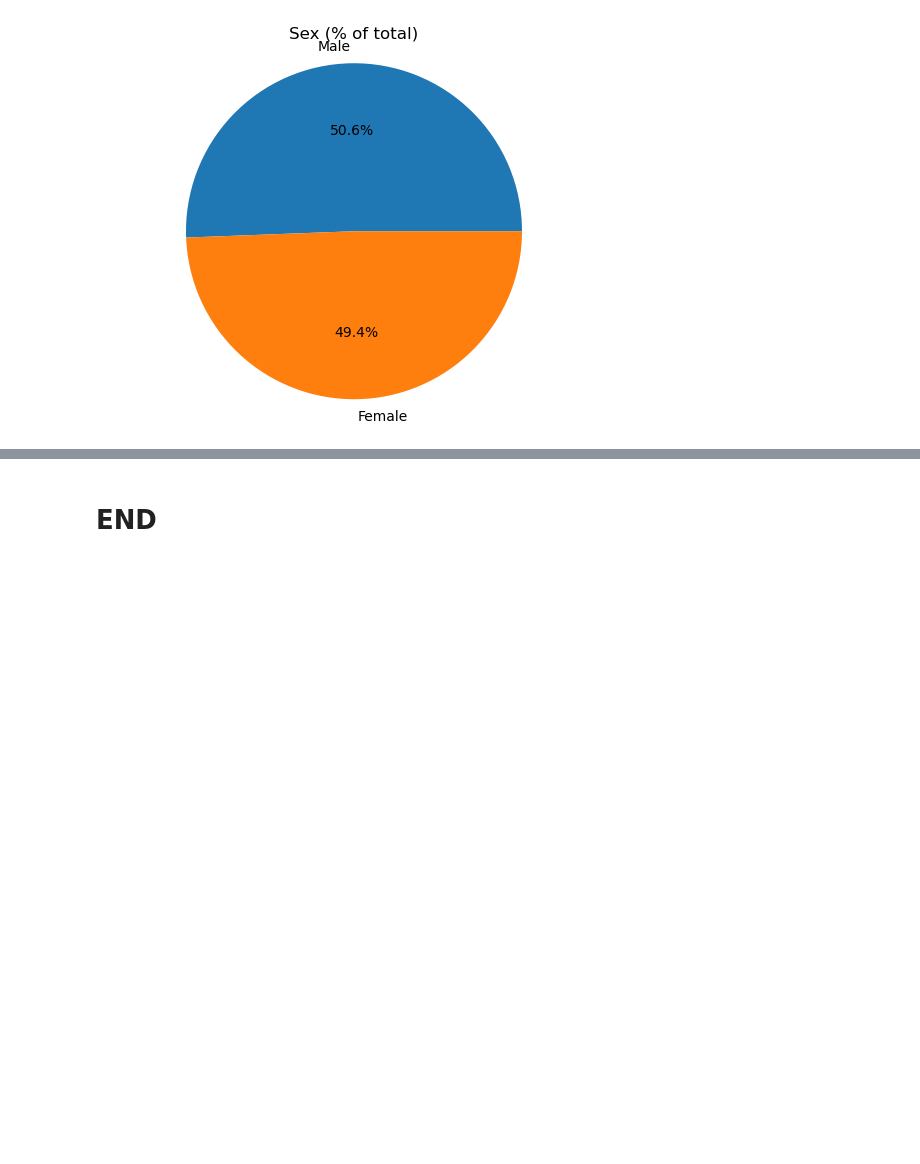
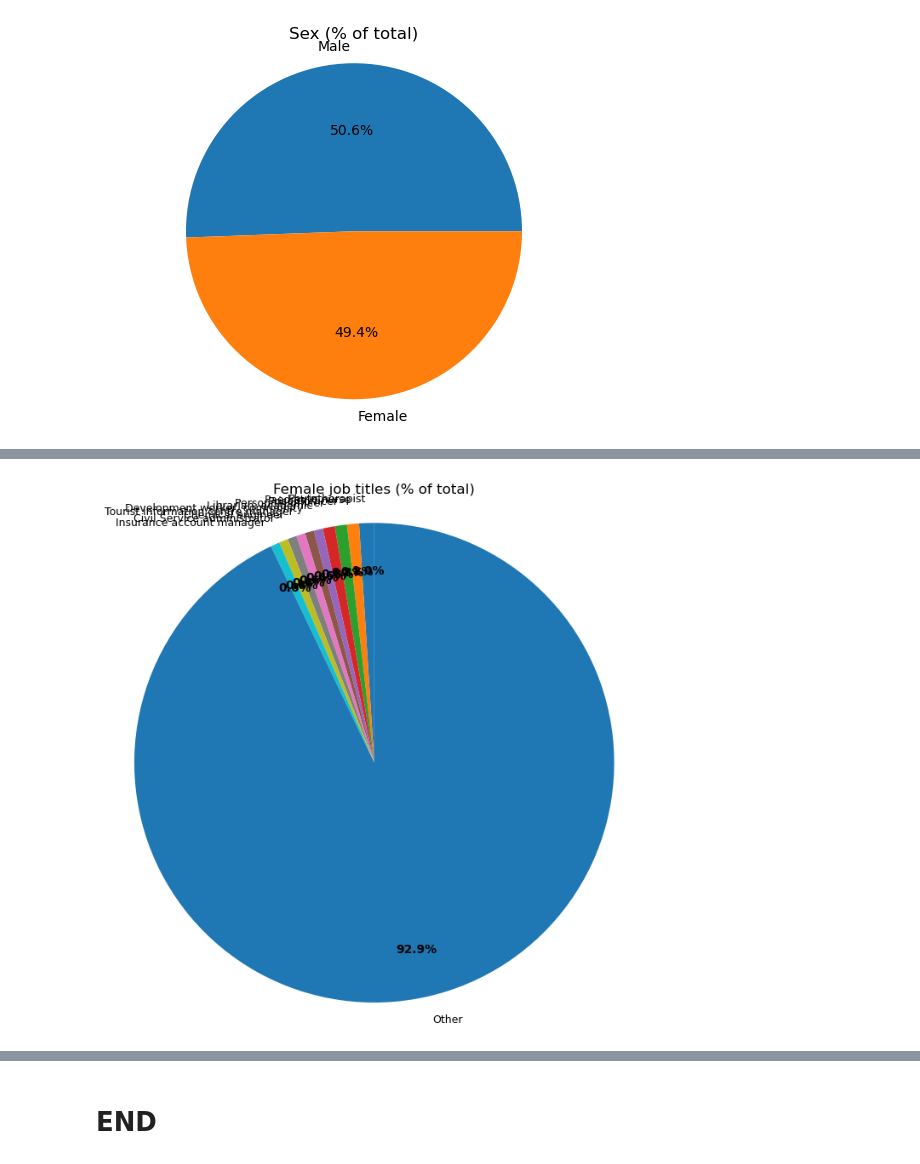
Before and after one commit to KaiiMenai/programming-for-data-analytics, a Jupyter notebook: pfda-assignments/assignment03-pie.ipynb, the cells around one changed output, grey strips where cells are left out. Drawn from its saved outputs; the diff is of its cells as text; code cells hidden in the pictures; blank space fills up the shorter version.

```diff
--- a/pfda-assignments/assignment03-pie.ipynb
+++ b/pfda-assignments/assignment03-pie.ipynb
@@ -184,0 +215,28 @@ print(grouped_female)
+# %%
+# Create a pie chart showing percentage of total for each Job Title for females.
+counts_female = df_female['Job Title'].value_counts()
+# Decide how many slices to show (top_n). Remaining will be grouped into 'Other'
+top_n = 10
+if len(counts_female) > top_n:
+    top_female = counts_female.iloc[:top_n]
+    other_female = counts_female.iloc[top_n:].sum()
+    labels_female = list(top_female.index) + ['Other']
+    sizes_female = list(top_female.values) + [other_female]
+else:
+    labels_female = list(counts_female.index)
+    sizes_female = list(counts_female.values)
+# Convert sizes to percentages of the total
+total_female = sum(sizes_female)
+percent_sizes_female = [s / total_female * 100 for s in sizes_female]
+fig, ax = plt.subplots(figsize=(8, 8))
+# Explode the largest slice slightly for emphasis
+# explode = [0.05 if i == 0 else 0 for i in range(len(sizes))]
+wedges, texts, autotexts = ax.pie(sizes_female, labels=labels_female, autopct='%1.1f%%', startangle=90, pctdistance=0.8)
+ax.axis('equal')  # Equal aspect ratio ensures the pie chart is circular.
+ax.set_title('Female job titles (% of total)')
+# Improve text size
+plt.setp(autotexts, size=10, weight='bold')
+plt.setp(texts, size=9)
+plt.show()
+# %% [output]
+[figure, added]
```
Also changed, not shown: parts of 6 cells of this notebook.
